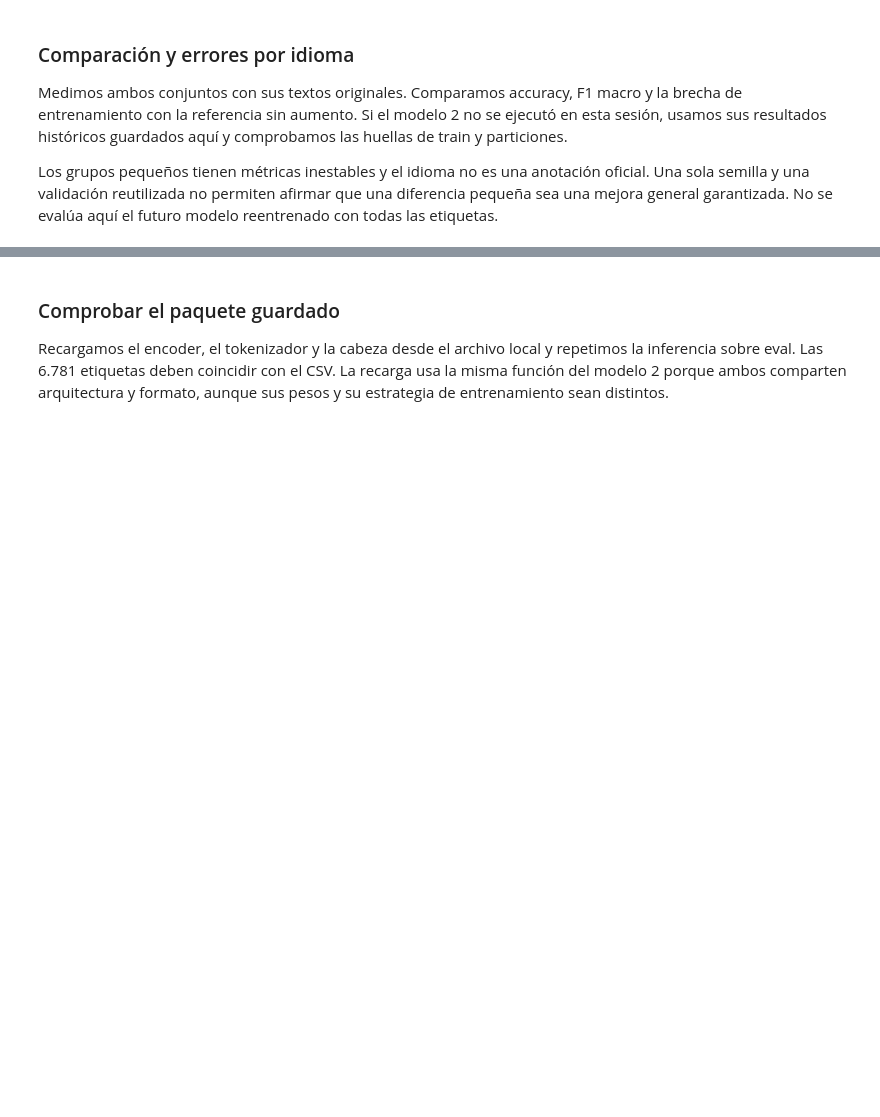
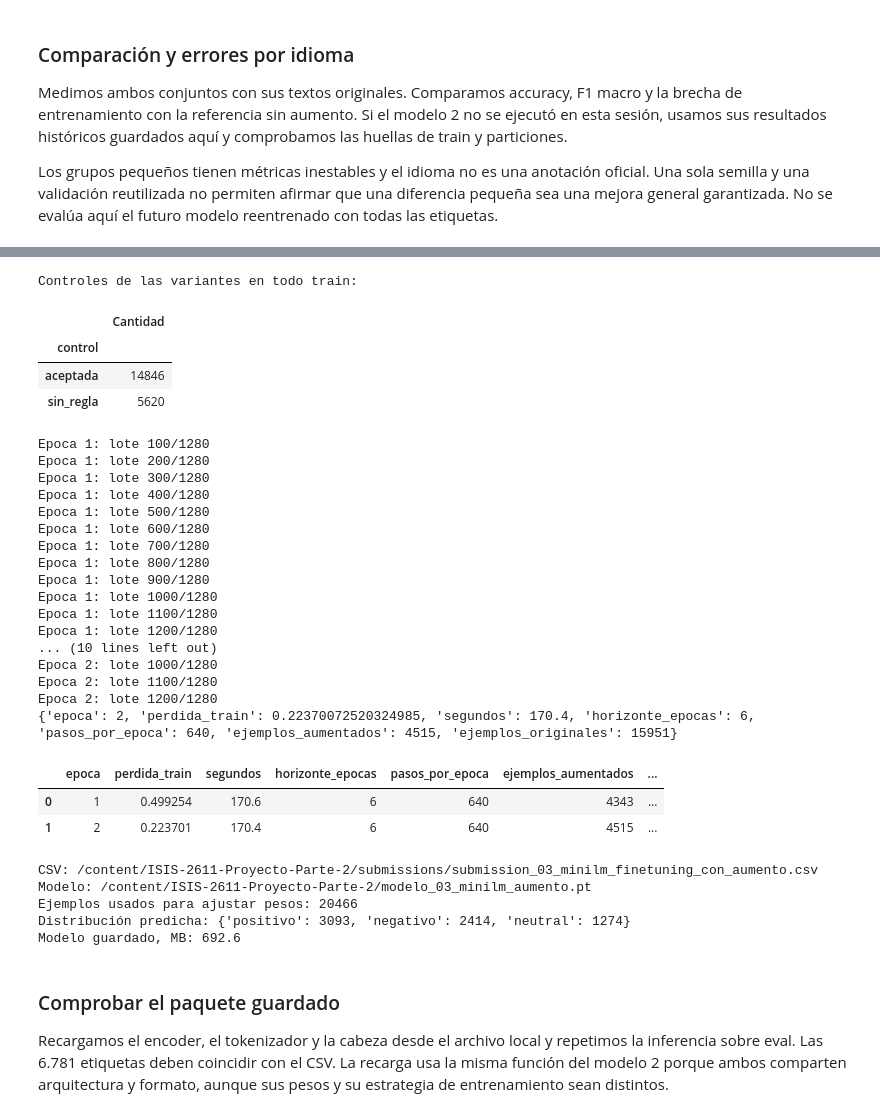
Before and after one commit to jmfonsecau/ISIS-2611-Proyecto-Parte-2, a Jupyter notebook: notebook_parte2.ipynb, the cells around one changed output, grey strips where cells are left out. Cells and saved outputs as stored; diff of their text form; code cells hidden in the pictures; blank space fills up the shorter version.

```diff
--- a/notebook_parte2.ipynb
+++ b/notebook_parte2.ipynb
@@ -1685,6 +1801,30 @@ Guardamos el encoder, el tokenizador, la cabeza, la configuración y la proceden
 # %%
-# Se reutiliza la mejor época de desarrollo: no se hace un segundo ajuste con todo train.
-modelo_final_03 = modelo_valid_03
+# Segundo ajuste final con todas las 20.466 reseñas de train.csv (con aumento) durante mejor_epoca_03 épocas.
+sec_todo_03, variantes_todo_03, auditoria_todo_03 = preparar_aumentos_03(
+    train, particiones_01['idioma_dominante'],
+    tokenizador_02, MAX_TOKENS, RANDOM_STATE)
+assert sec_todo_03 == ids_train_02
+assert len(sec_todo_03) == len(train) == 20466
+print('Controles de las variantes en todo train:')
+display(auditoria_todo_03['control'].value_counts().to_frame('Cantidad'))
+
+if desde_cache_03 and meta_cache_03.get('entrenado_con_todo_train', False):
+    modelo_final_03 = modelo_valid_03
+    historial_final_03 = pd.DataFrame(meta_cache_03['historial_final'])
+    print('Modelo final con todo train recuperado del paquete compatible; no se repite el segundo ajuste.')
+else:
+    modelo_valid_03.to('cpu')
+    if torch.cuda.is_available():
+        torch.cuda.empty_cache()
+    modelo_final_03, historial_final_03, _ = ajustar_finetuning_02(
+        sec_todo_03, y_numerica_01, mejor_epoca_03,
+        horizonte_epocas=configuracion_03['max_epochs'],
+        secuencias_aumentadas=variantes_todo_03, prob_aumento=PROB_AUMENTO_03,
+        cada_lotes=100, configuracion=configuracion_03)
+display(historial_final_03)
+assert historial_final_03['pasos_por_epoca'].eq(640).all()
+assert (historial_final_03['ejemplos_aumentados'] + historial_final_03['ejemplos_originales']).eq(20466).all()
+
 probas_eval_03, _ = predecir_probas_02(modelo_final_03, ids_eval_02, tokenizador_02,
     batch_size=configuracion_03['eval_batch_size'])
 submission_03 = pd.DataFrame({'id': eval_df['id'], 'answer': np.array(ETIQUETAS)[probas_eval_03.argmax(1)]})
@@ -1697,37 +1837,72 @@ ruta_submission_03 = Path('submissions/submission_03_minilm_finetuning_con_aumen
 submission_03.to_csv(ruta_submission_03, index=False)
 archivos_encoder_03, paquete_03 = None, None
 if not desde_cache_03 or not meta_cache_03.get('paquete_completo', False):
     modelo_final_03.to('cpu')
     with tempfile.TemporaryDirectory() as temporal:
         modelo_final_03.encoder.save_pretrained(temporal, safe_serialization=True)
         tokenizador_02.save_pretrained(temporal)
         archivos_encoder_03 = {str(p.relative_to(temporal)): p.read_bytes()
             for p in Path(temporal).rglob('*') if p.is_file()}
     paquete_03 = dict(
         encoder_files=archivos_encoder_03,
         cabeza_state={k: v.detach().cpu().clone() for k, v in modelo_final_03.cabeza.state_dict().items()},
         etiquetas=ETIQUETAS, modelo_base=MODELO_BASE, revision=REVISION_BASE, max_tokens=MAX_TOKENS,
         configuracion=configuracion_03, versiones=versiones_02, semilla=RANDOM_STATE,
         protocolo='minilm_sinonimos_checkpoint_v1', aumento=True, paquete_completo=True,
         estrategia_aumento=dict(metodo='sustitucion_lexica_controlada', probabilidad=PROB_AUMENTO_03,
             reglas=REGLAS_AUMENTO_03, max_sustituciones=1, semilla=RANDOM_STATE,
-            controles_desarrollo=auditoria_03['control'].value_counts().to_dict()),
-        entrenado_con_todo_train=False, filas_entrenamiento=len(sec_train_03),
-        ids_entrenamiento=filas_desarrollo_03['id'].tolist(),
+            controles_desarrollo=auditoria_03['control'].value_counts().to_dict(),
+            controles_todo_train=auditoria_todo_03['control'].value_counts().to_dict()),
+        entrenado_con_todo_train=True, filas_entrenamiento=len(sec_todo_03),
+        ids_entrenamiento=train['id'].tolist(),
         epoca_seleccionada=int(mejor_epoca_03), epocas_finales=int(mejor_epoca_03),
         horizonte_epocas=configuracion_03['max_epochs'],
+        pasos_por_epoca_final=int(historial_final_03['pasos_por_epoca'].iloc[0]),
         historial_validacion=historial_03.to_dict('records'),
+        historial_final=historial_final_03.to_dict('records'),
         metricas_validacion=metricas_03, metricas_por_idioma=resumen_idiomas_03.reset_index().to_dict('records'),
         predicciones_validacion=resultados_validacion_03.drop(columns='text').to_dict('records'),
         huellas_datos=huellas_datos,
         sha256_particiones=hashlib.sha256(Path('particiones.csv').read_bytes()).hexdigest())
     torch.save(paquete_03, ruta_modelo_03)
 else:
     print('Se conserva el paquete ya verificado; solo se regenera el CSV.')
 print('CSV:', ruta_submission_03.resolve())
 print('Modelo:', ruta_modelo_03.resolve())
-print('Ejemplos usados para ajustar pesos:', len(sec_train_03))
+print('Ejemplos usados para ajustar pesos:', len(sec_todo_03))
 print('Distribución predicha:', submission_03['answer'].value_counts().to_dict())
+print('Modelo guardado, MB:', round(ruta_modelo_03.stat().st_size / 1024**2, 1))
+# %% [output]
+Controles de las variantes en todo train:
+|  | Cantidad |
+| control |  |
+| aceptada | 14846 |
+| sin_regla | 5620 |
+Epoca 1: lote 100/1280
+Epoca 1: lote 200/1280
+Epoca 1: lote 300/1280
+Epoca 1: lote 400/1280
+Epoca 1: lote 500/1280
+Epoca 1: lote 600/1280
+Epoca 1: lote 700/1280
+Epoca 1: lote 800/1280
+Epoca 1: lote 900/1280
+Epoca 1: lote 1000/1280
+Epoca 1: lote 1100/1280
+Epoca 1: lote 1200/1280
+... (10 lines left out)
+Epoca 2: lote 1000/1280
+Epoca 2: lote 1100/1280
+Epoca 2: lote 1200/1280
+{'epoca': 2, 'perdida_train': 0.22370072520324985, 'segundos': 170.4, 'horizonte_epocas': 6, 'pasos_por_epoca': 640, 'ejemplos_aumentados': 4515, 'ejemplos_originales': 15951}
+|  | epoca | perdida_train | segundos | horizonte_epocas | pasos_por_epoca | ejemplos_aumentados | ... |
+| 0 | 1 | 0.499254 | 170.6 | 6 | 640 | 4343 | ... |
+| 1 | 2 | 0.223701 | 170.4 | 6 | 640 | 4515 | ... |
+CSV: /content/ISIS-2611-Proyecto-Parte-2/submissions/submission_03_minilm_finetuning_con_aumento.csv
+Modelo: /content/ISIS-2611-Proyecto-Parte-2/modelo_03_minilm_aumento.pt
+Ejemplos usados para ajustar pesos: 20466
+Distribución predicha: {'positivo': 3093, 'negativo': 2414, 'neutral': 1274}
+Modelo guardado, MB: 692.6
 # %% [markdown]
 ### Comprobar el paquete guardado
 
```
Also changed, not shown: parts of 12 cells of this notebook, 2 other files.
